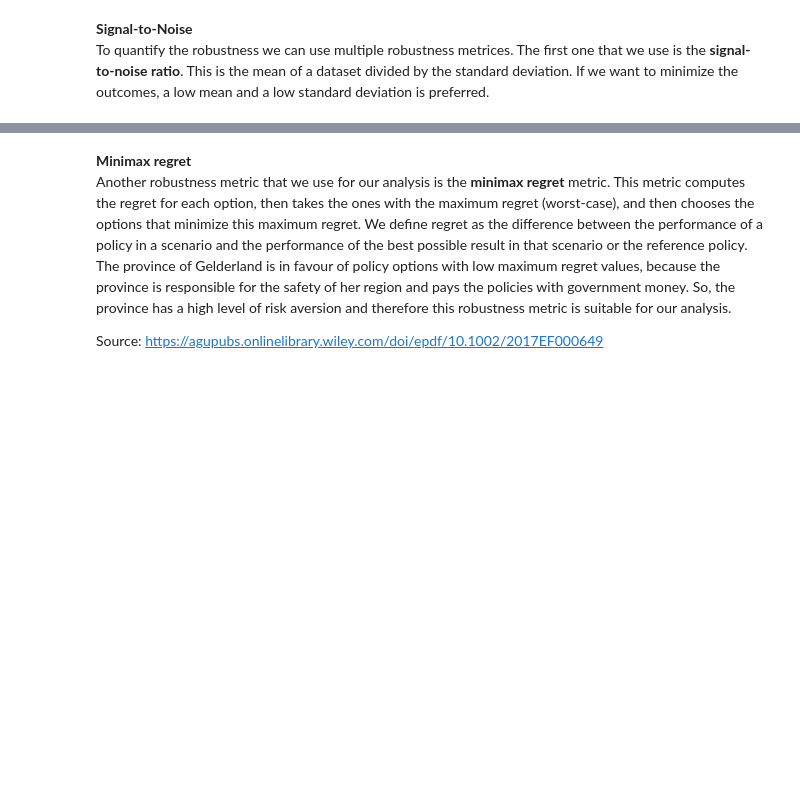
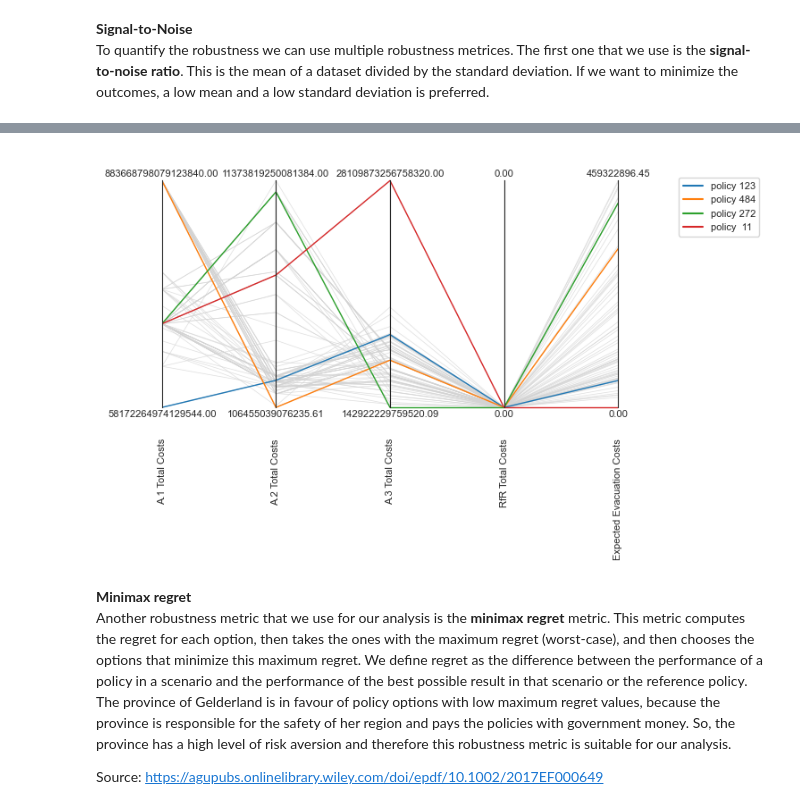
Before and after one commit to ndaswani1/EPA141A-labs, a Jupyter notebook: final assignment/dike_model_multi_scenario_MORDM.ipynb, the cells around one changed output, grey strips where cells are left out. Cells and saved outputs as stored; diff of their text form; code cells hidden in the pictures; blank space fills up the shorter version.

```diff
--- a/final assignment/dike_model_multi_scenario_MORDM.ipynb
+++ b/final assignment/dike_model_multi_scenario_MORDM.ipynb
@@ -652,3 +626,26 @@ plt.show()
+# %%
+# obtain policy number
+data = data.reset_index()
+copied_data = data.copy()
+copied_data['policy'] = copied_data['index'].str[-3:]
+data = data.drop('index', axis=1)
+# indices with lowest values
+indices = pd.concat([data.idxmin()]).unique()
+# plot configuration
+limits = parcoords.get_limits(data)
+axes = parcoords.ParallelAxes(limits, fontsize=8)
+# add all policies to plot
+axes.plot(data, color='lightgrey', lw=0.5, alpha=0.75)
+# and specifically for indices with lowest value:
+for color_nr, index in enumerate(indices):
+    policy_nr = copied_data.iloc[index, len(copied_data.columns)-1]
+    axes.plot(data.iloc[index, :], color=sns.color_palette()[color_nr], lw=1, label=f'policy {policy_nr}')
+
+axes.legend()
+plt.savefig("./images/opt/signal_to_noise_min.png", bbox_inches='tight')
+plt.show()
+# %% [output]
+[figure, added]
 # %% [markdown]
 **Minimax regret**\
 Another robustness metric that we use for our analysis is the **minimax regret** metric. This metric computes the regret for each option, then takes the ones with the maximum regret (worst-case), and then chooses the options that minimize this maximum regret. We define regret as the difference between the performance of a policy in a scenario and the performance of the best possible result in that scenario or the reference policy. The province of Gelderland is in favour of policy options with low maximum regret values, because the province is responsible for the safety of her region and pays the policies with government money. So, the province has a high level of risk aversion and therefore this robustness metric is suitable for our analysis.
```
Also changed, not shown: parts of 23 cells of this notebook, 5 other files.
